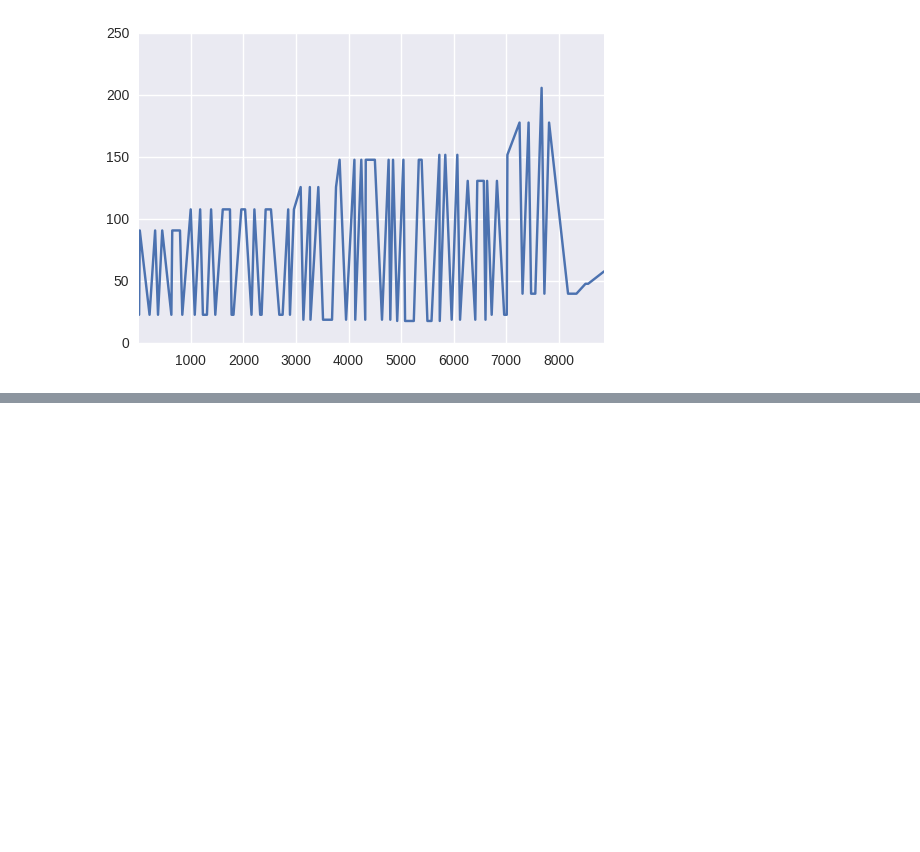
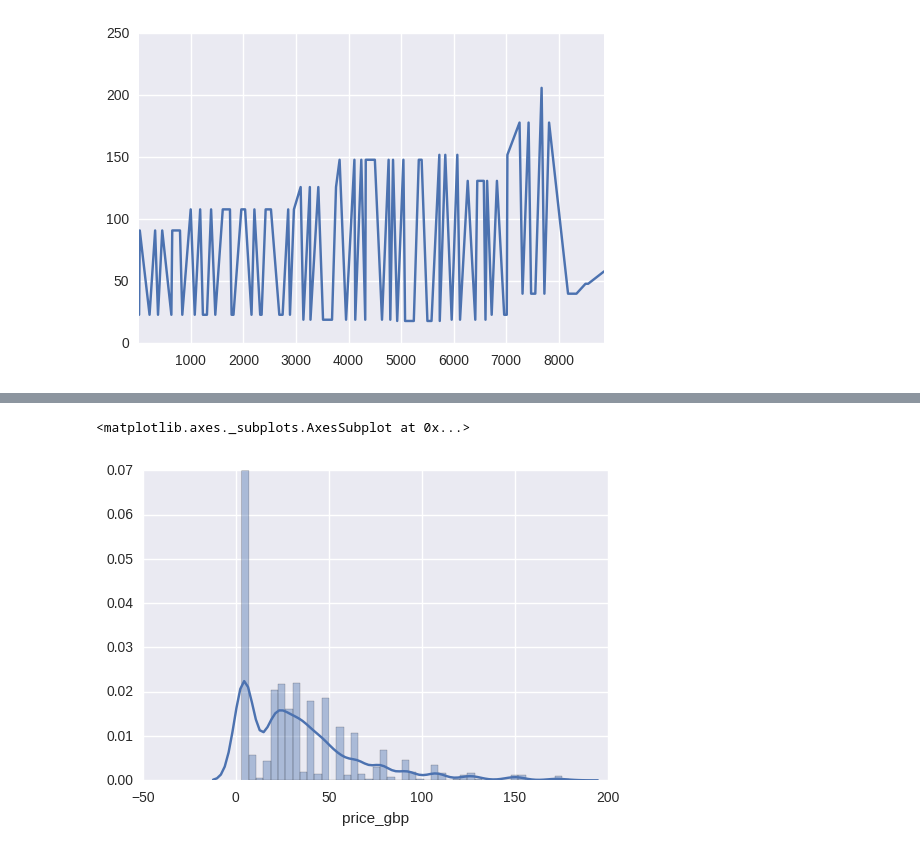
Before and after one commit to iramusa/price-pred, a Jupyter notebook: notebooks/visualise.ipynb, the cells around one changed output, grey strips where cells are left out. Drawn from its saved outputs; the diff is of its cells as text; code cells hidden in the pictures; blank space fills up the shorter version.

```diff
--- a/notebooks/visualise.ipynb
+++ b/notebooks/visualise.ipynb
@@ -126,0 +103,5 @@ data.sort_values('check_date')
+# %%
+sns.distplot(data['price_gbp'])
+# %% [output]
+<matplotlib.axes._subplots.AxesSubplot at 0x...>
+[figure, added]
```
Also changed, not shown: parts of 11 cells of this notebook.
